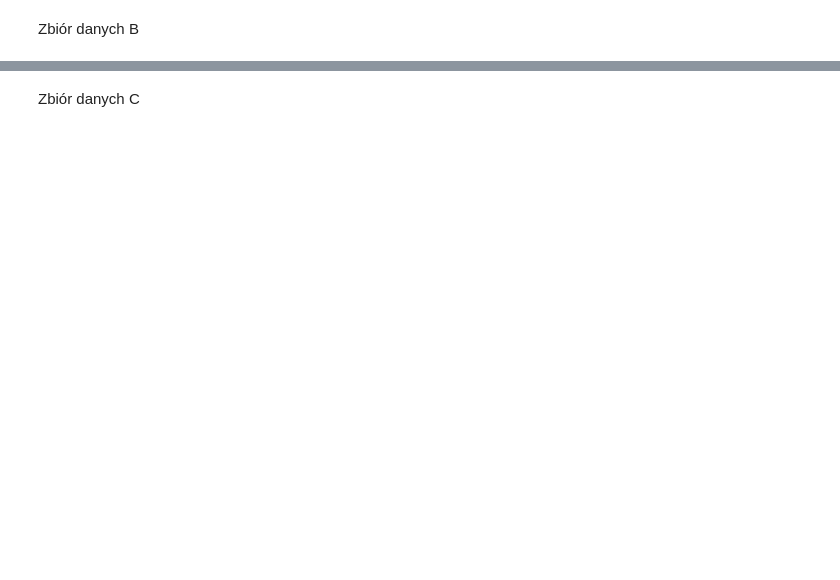
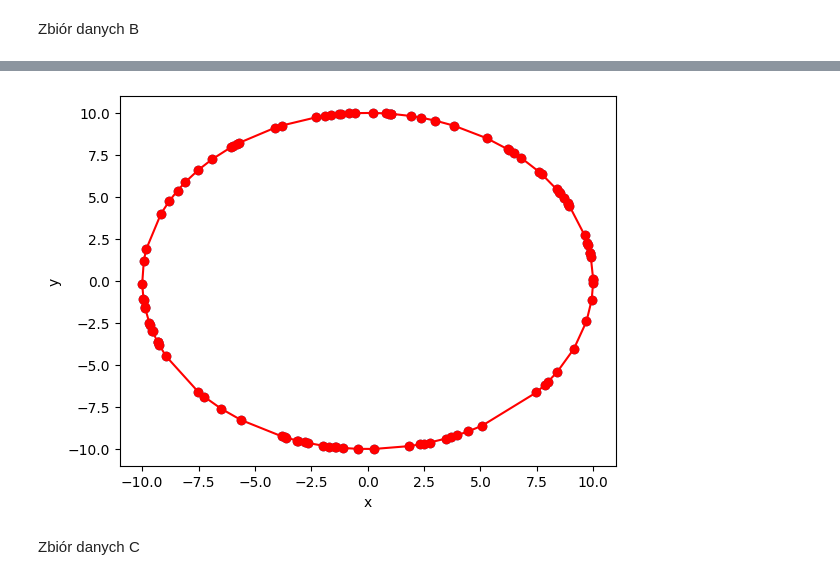
Before and after one commit to NCCMNT/Geometric-Algorithms, a Jupyter notebook: lab2/main.ipynb, the cells around one changed output, grey strips where cells are left out. Cells and saved outputs as stored; diff of their text form; code cells hidden in the pictures; blank space fills up the shorter version.

```diff
--- a/lab2/main.ipynb
+++ b/lab2/main.ipynb
@@ -356,10 +467,13 @@ vis_graham_b.show_gif()
 # %%
 # visualize(graham_points_b)
 vis.clear()
 vis.add_point(points_b)
-vis.add_line_segment([(graham_points_b[i], graham_points_b[i+1]) for i in range(len(graham_points_b)-1)])
-vis.add_line_segment([graham_points_b[-1], graham_points_b[0]])
+vis.add_point(graham_points_b, color = "red")
+vis.add_line_segment([(graham_points_b[i], graham_points_b[i+1]) for i in range(len(graham_points_b)-1)], color = "red")
+vis.add_line_segment([graham_points_b[-1], graham_points_b[0]], color = "red")
 vis.show()
+# %% [output]
+[figure, added]
 # %% [markdown]
 Zbiór danych C
 # %%
```
Also changed, not shown: parts of 16 cells of this notebook.
